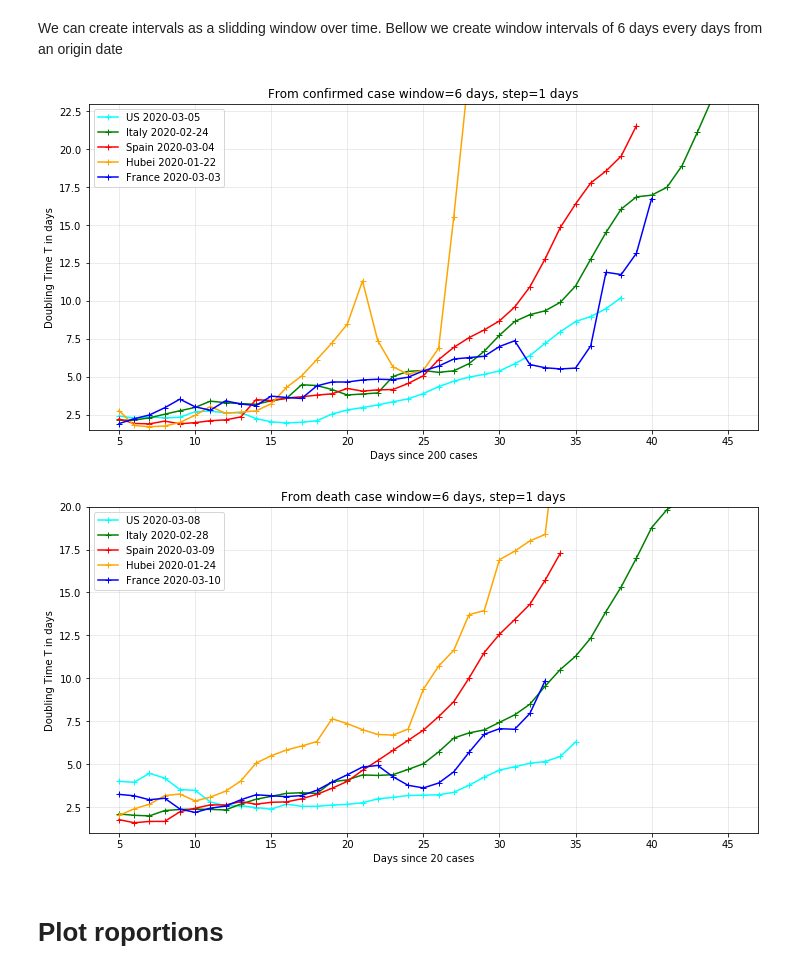
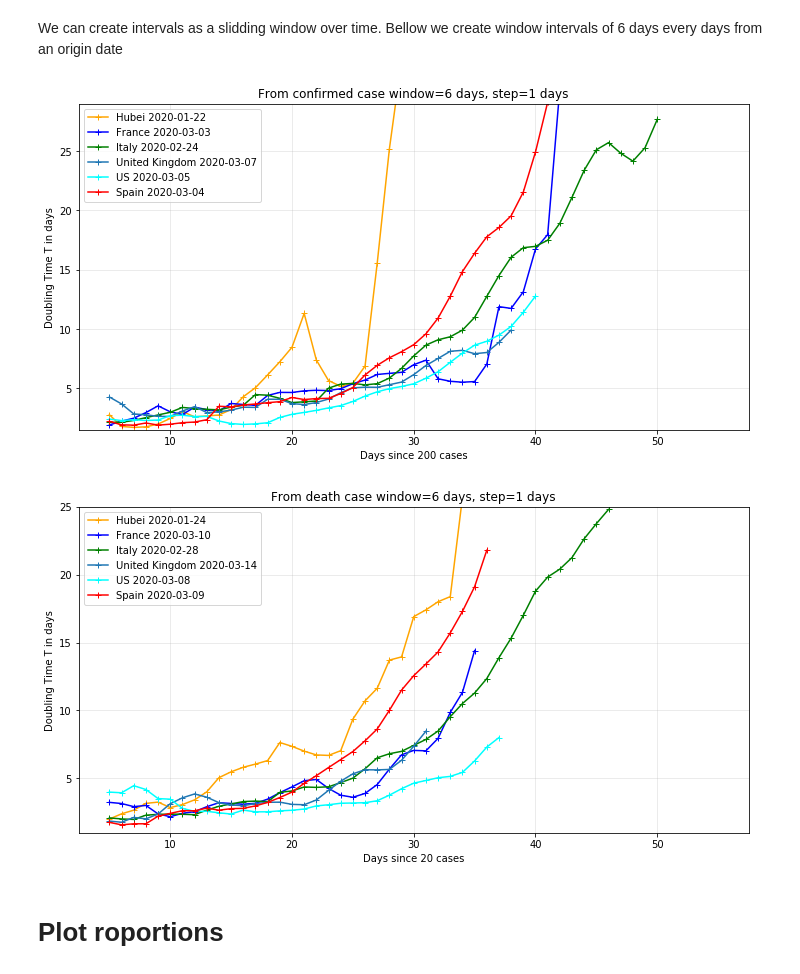
Before and after one commit to SylvainGuieu/corona, a Jupyter notebook: corona.ipynb, the cells around one changed output. Drawn from its saved outputs; the diff is of its cells as text; code cells hidden in the pictures.

```diff
--- a/corona.ipynb
+++ b/corona.ipynb
@@ -321,34 +321,34 @@ fit_result
 # %% [markdown]
 We can create intervals as a slidding window over time. Bellow we create window intervals of 6 days every days from an origin date
 # %%
-subset = confirmed.subset(['Italy', 'France', 'Spain', 'Hubei', 'US'])
+subset = confirmed.subset(['Italy', 'France', 'Spain', 'Hubei', 'US', 'United Kingdom'])
 origin = confirmed.when_case_exceed(200)
 
-data = subset.get_day_indexed(origin).subset(start=0, end=45)
+data = subset.get_day_indexed(origin).subset(start=0, end=55)
 
 # intervals of 6 days every day
 # the mindays keyword assure that their is always 6 points per sample (6 full days)
 intervals = data.intervals(window=6, step=1, mindays=6)
 result = data.fit_intervals(intervals)
 # first argument datekey can be 'start', 'end', 'center' define which date to plot
 ax = result.plot(datekey='end', style={'marker':'+'})
-_ = ax.set(ylim=(1.5,23), xlabel="Days since 200 cases", ylabel="Doubling Time T in days",
+_ = ax.set(ylim=(1.5,29), xlabel="Days since 200 cases", ylabel="Doubling Time T in days",
            title="From confirmed case window=%d days, step=1 days"%(6))
 # %% [output]
-[figure, old version]
+[figure, new version]
 # %%
-subset = death.subset(['Italy', 'France', 'Spain', 'Hubei', 'US'])
+subset = death.subset(['Italy', 'France', 'Spain', 'Hubei', 'US', 'United Kingdom'])
 origin = death.when_case_exceed(20)
-data = subset.get_day_indexed(origin).subset(start=0, end=45)
+data = subset.get_day_indexed(origin).subset(start=0, end=55)
 
 intervals = data.intervals(window=6, step=1, mindays=6)
 result = data.fit_intervals(intervals)
 # first argument datekey can be 'start', 'end', 'center' define which date to plot
 ax = result.plot(datekey='end', style={'marker':'+'})
-_ = ax.set(ylim=(1,20), xlabel="Days since 20 cases", ylabel="Doubling Time T in days",
+_ = ax.set(ylim=(1,25), xlabel="Days since 20 cases", ylabel="Doubling Time T in days",
            title="From death case window=%d days, step=1 days"%(6))
 # %% [output]
-[figure, old version]
+[figure, new version]
 # %% [markdown]
 # Plot roportions
 # %% [markdown]
```
Also changed, not shown: parts of 24 cells of this notebook, 14 other files.
